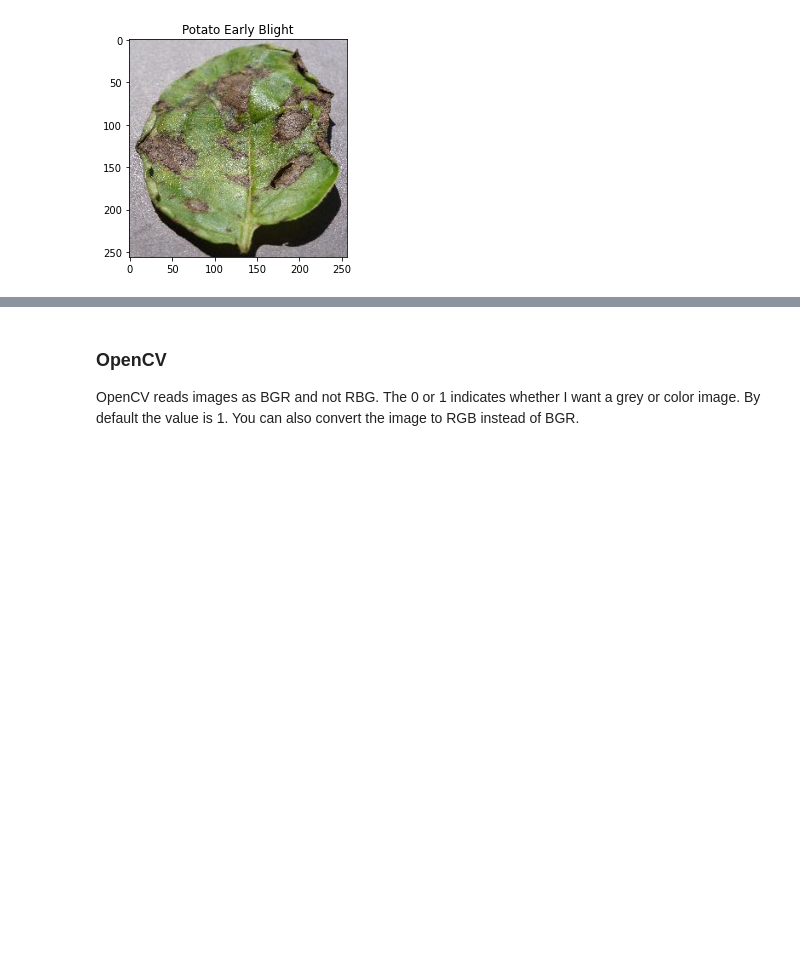
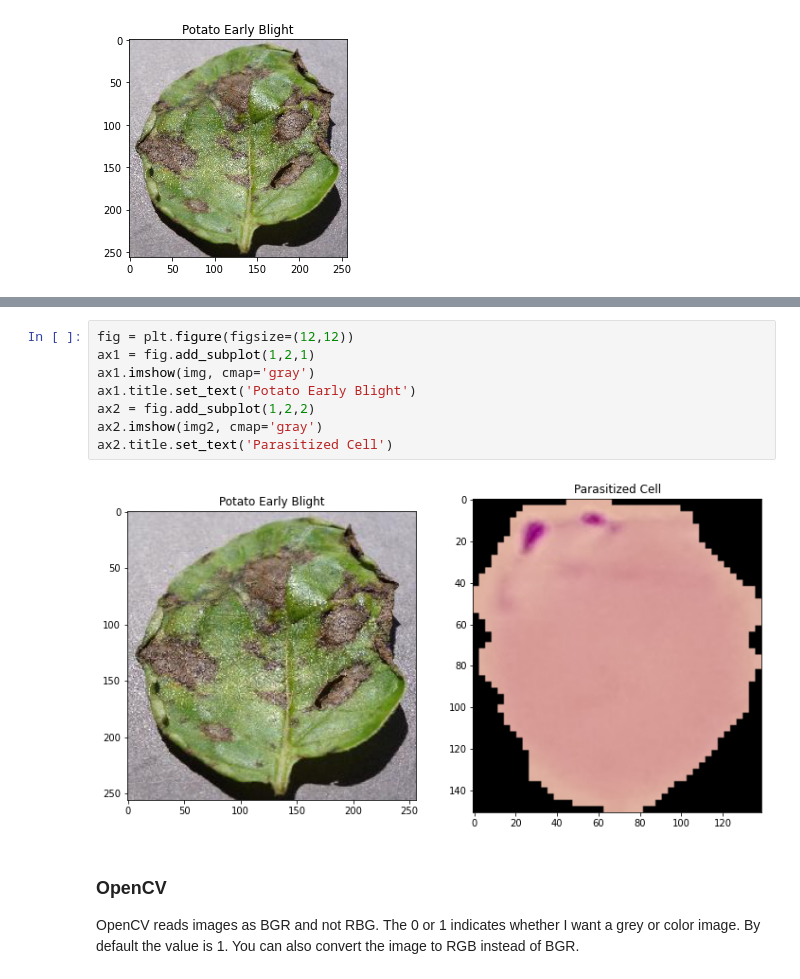
Before and after one commit to davidrtorres/Deep_Learning, a Jupyter notebook: ImageProcess_Read_&_Show_Images.ipynb, the cells around one changed output, grey strips where cells are left out. Drawn from its saved outputs; the diff is of its cells as text; blank space fills up the shorter version.

```diff
--- a/ImageProcess_Read_&_Show_Images.ipynb
+++ b/ImageProcess_Read_&_Show_Images.ipynb
@@ -65,3 +71,13 @@ plt.imshow(img);
+# %%
+fig = plt.figure(figsize=(12,12))
+ax1 = fig.add_subplot(1,2,1)
+ax1.imshow(img, cmap='gray')
+ax1.title.set_text('Potato Early Blight')
+ax2 = fig.add_subplot(1,2,2)
+ax2.imshow(img2, cmap='gray')
+ax2.title.set_text('Parasitized Cell')
+# %% [output]
+[figure, added]
 # %% [markdown]
 ### OpenCV
 OpenCV reads images as BGR and not RBG.  The 0 or 1 indicates whether I want a grey or color image.  By default the value is 1.  You can also convert the image to RGB instead of BGR.
```
Also changed, not shown: parts of 1 cell of this notebook.
